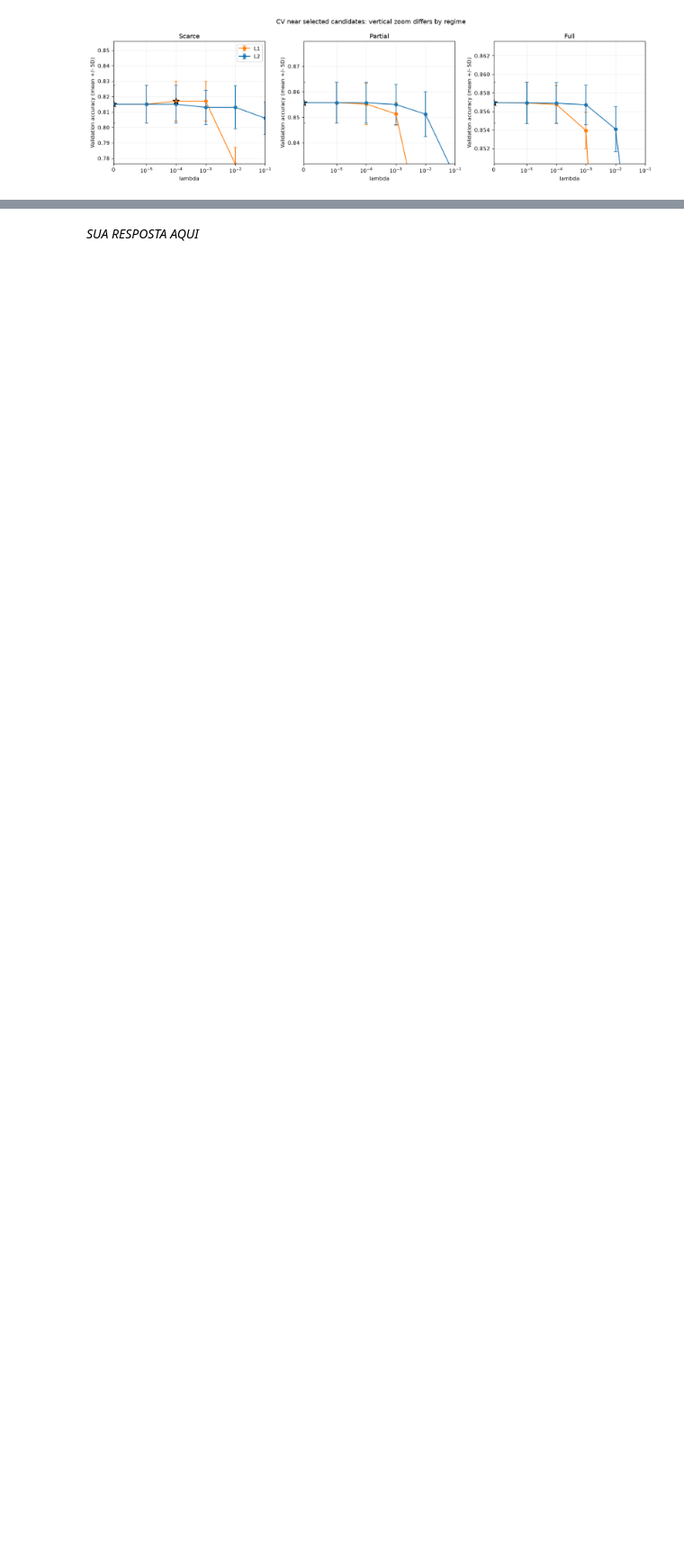
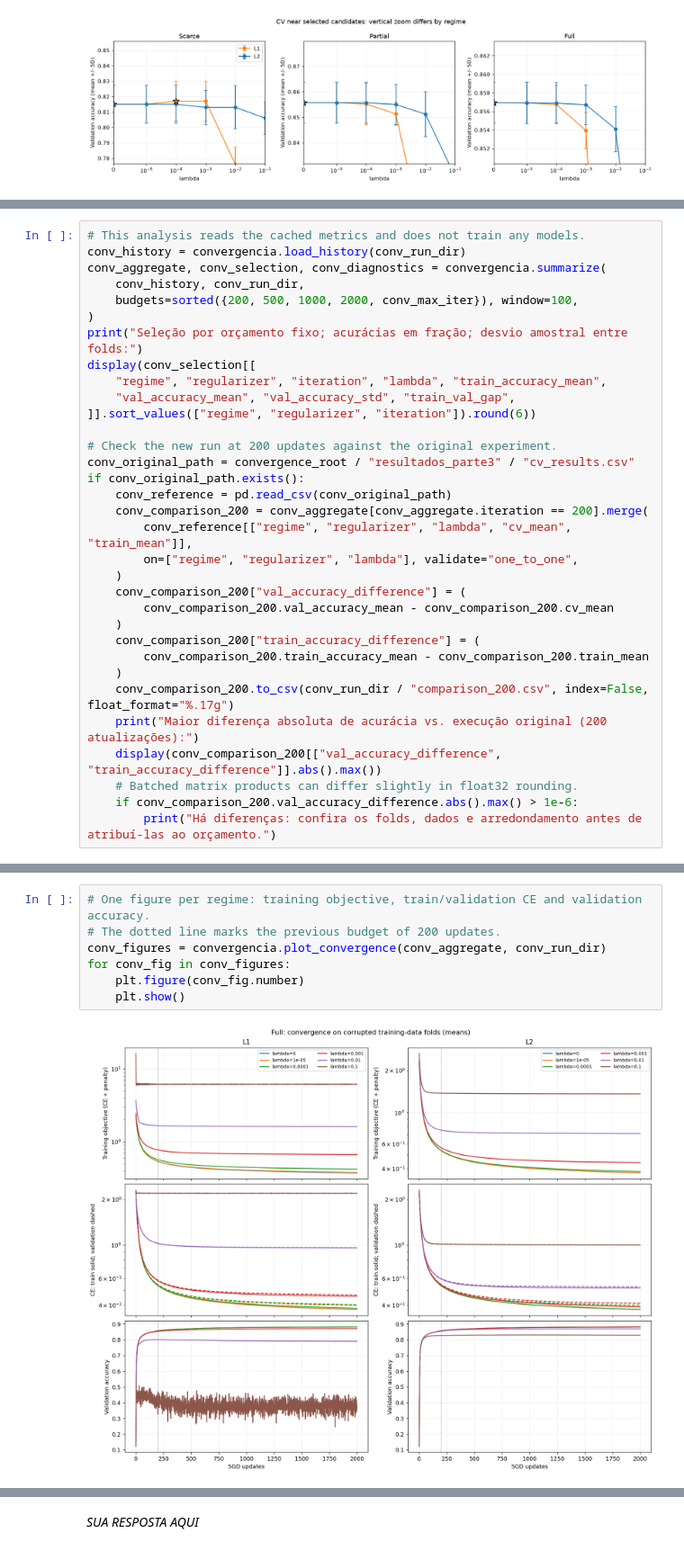
Before and after one commit to carolkekas28/MC886, a Jupyter notebook: trab2/mc886_2s2026_assignment_2_traduzido.ipynb, the cells around one changed output, grey strips where cells are left out. Shown at 90% size. Drawn from its saved outputs; the diff is of its cells as text; blank space fills up the shorter version.

Commit message:
feat: Teste de convergencia

```diff
--- a/trab2/mc886_2s2026_assignment_2_traduzido.ipynb
+++ b/trab2/mc886_2s2026_assignment_2_traduzido.ipynb
@@ -1669,0 +1761,33 @@ display(full_weight_stats.round(5))
+# %%
+# This analysis reads the cached metrics and does not train any models.
+conv_history = convergencia.load_history(conv_run_dir)
+conv_aggregate, conv_selection, conv_diagnostics = convergencia.summarize(
+    conv_history, conv_run_dir,
+    budgets=sorted({200, 500, 1000, 2000, conv_max_iter}), window=100,
+)
+print("Seleção por orçamento fixo; acurácias em fração; desvio amostral entre folds:")
+display(conv_selection[[
+    "regime", "regularizer", "iteration", "lambda", "train_accuracy_mean",
+    "val_accuracy_mean", "val_accuracy_std", "train_val_gap",
+]].sort_values(["regime", "regularizer", "iteration"]).round(6))
+
+# Check the new run at 200 updates against the original experiment.
+conv_original_path = convergence_root / "resultados_parte3" / "cv_results.csv"
+if conv_original_path.exists():
+    conv_reference = pd.read_csv(conv_original_path)
+    conv_comparison_200 = conv_aggregate[conv_aggregate.iteration == 200].merge(
+        conv_reference[["regime", "regularizer", "lambda", "cv_mean", "train_mean"]],
+        on=["regime", "regularizer", "lambda"], validate="one_to_one",
+    )
+    conv_comparison_200["val_accuracy_difference"] = (
+        conv_comparison_200.val_accuracy_mean - conv_comparison_200.cv_mean
+    )
+    conv_comparison_200["train_accuracy_difference"] = (
+        conv_comparison_200.train_accuracy_mean - conv_comparison_200.train_mean
+    )
+    conv_comparison_200.to_csv(conv_run_dir / "comparison_200.csv", index=False, float_format="%.17g")
+    print("Maior diferença absoluta de acurácia vs. execução original (200 atualizações):")
+    display(conv_comparison_200[["val_accuracy_difference", "train_accuracy_difference"]].abs().max())
+    # Batched matrix products can differ slightly in float32 rounding.
+    if conv_comparison_200.val_accuracy_difference.abs().max() > 1e-6:
+        print("Há diferenças: confira os folds, dados e arredondamento antes de atribuí-las ao orçamento.")
@@ -1669,0 +1818,9 @@ display(full_weight_stats.round(5))
+# %%
+# One figure per regime: training objective, train/validation CE and validation accuracy.
+# The dotted line marks the previous budget of 200 updates.
+conv_figures = convergencia.plot_convergence(conv_aggregate, conv_run_dir)
+for conv_fig in conv_figures:
+    plt.figure(conv_fig.number)
+    plt.show()
+# %% [output]
+[figure, added]
```
Also changed, not shown: parts of 10 cells of this notebook, 50 other files.
